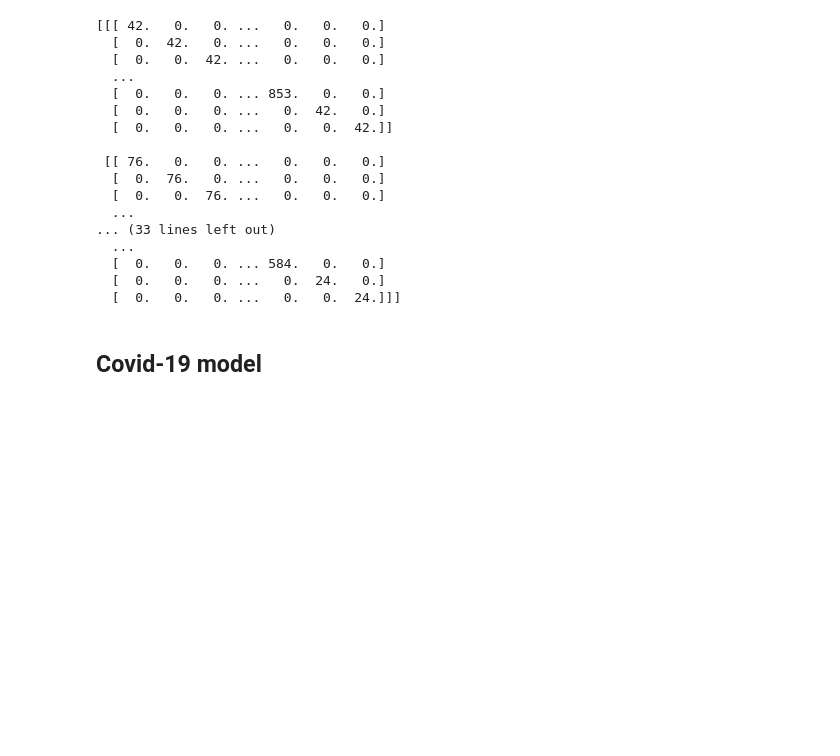
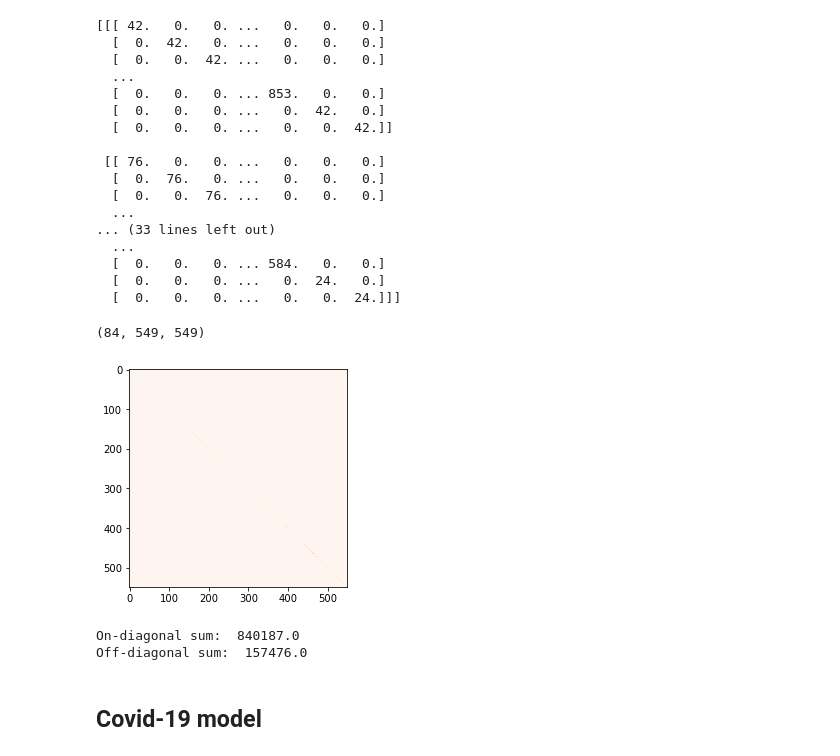
Before and after one commit to bendiknordeng/Epidemiologic-Strategies, a Jupyter notebook: peder/virus script.ipynb, the cells around one changed output. Saved outputs shown, nothing was run; the diff lists cells and outputs as text; code cells hidden in the pictures; blank space fills up the shorter version.

```diff
--- a/peder/virus script.ipynb
+++ b/peder/virus script.ipynb
@@ -61,6 +62,20 @@ plt.show()
+# %%
+OD_matrices.shape  # (84, 549) For each time step, we have an Origin-Destination matrix. 12 (number og 2-hours blocks during a day) * 7 (number of days) = 84 (number of O-D matrices). 549. Number of regions.
+# %% [output]
+(84, 549, 549)
+# %%
+plt.imshow(OD_matrices[6], cmap='Reds')  # Most of the movement is along the diagonal == staying within a region.
+# 6 -> Midday during the first day
+plt.show()
+# %% [output]
+[figure, added]
 # %%
-print("On-diagonal sum: ", np.diagonal(OD_matrices[12]).sum())
-print("Off-diagonal sum: ", OD_matrices[12].sum() - np.diagonal(OD_matrices[12]).sum())
+# Most people stays in the same area -> diagonal has the largest sum
+print("On-diagonal sum: ", np.diagonal(OD_matrices[6]).sum())
+print("Off-diagonal sum: ", OD_matrices[6].sum() - np.diagonal(OD_matrices[6]).sum())
+# %% [output]
+On-diagonal sum:  840187.0
+Off-diagonal sum:  157476.0
 # %% [markdown]
 ## Covid-19 model
 # %%
```
Also changed, not shown: parts of 7 cells of this notebook, 1 other file.
